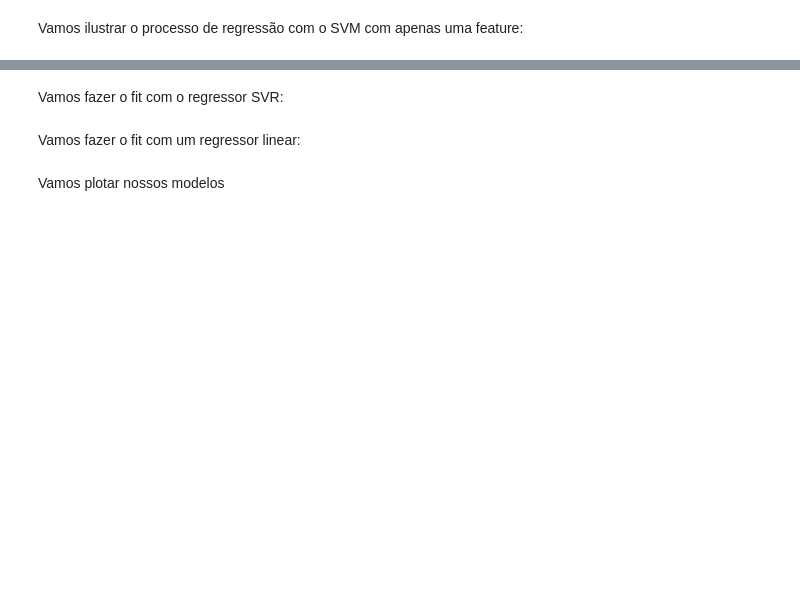
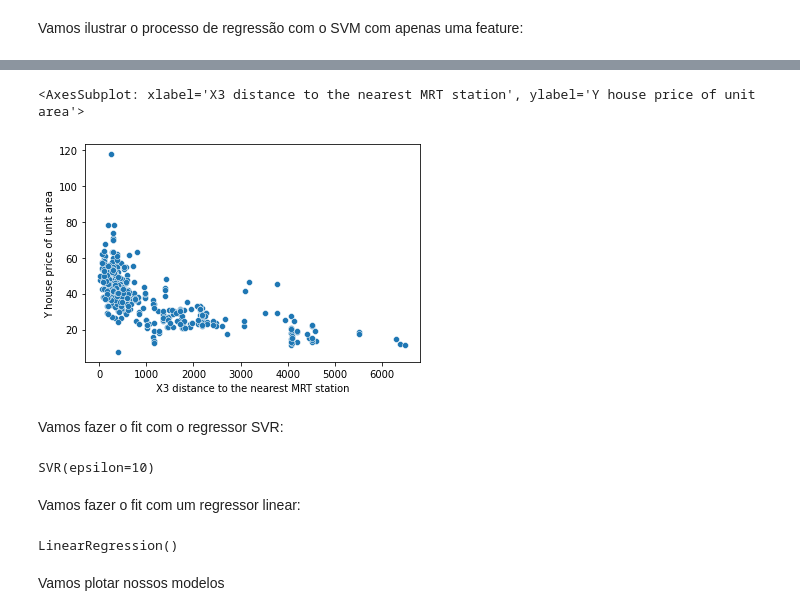
Before and after one commit to carolinarutililima/ADA_Santander, a Jupyter notebook: Machine Learning II/aula_2.ipynb, the cells around one changed output, grey strips where cells are left out. Saved outputs shown, nothing was run; the diff lists cells and outputs as text; code cells hidden in the pictures; blank space fills up the shorter version.

```diff
--- a/Machine Learning II/aula_2.ipynb
+++ b/Machine Learning II/aula_2.ipynb
@@ -924,0 +959,7 @@ Vamos ilustrar o processo de regressão com o SVM com apenas uma feature:
+# %%
+sns.scatterplot(data = df,
+                x = 'X3 distance to the nearest MRT station',
+                y = 'Y house price of unit area')
+# %% [output]
+<AxesSubplot: xlabel='X3 distance to the nearest MRT station', ylabel='Y house price of unit area'>
+[figure, added]
@@ -925,6 +999,27 @@ Vamos ilustrar o processo de regressão com o SVM com apenas uma feature:
 # %% [markdown]
 Vamos fazer o fit com o regressor SVR:
+# %%
+from sklearn.svm import SVR
+
+# Pré-processamento
+X_train, X_test, y_train, y_test, pre_processador = pipe_pre_process_house_prices()
+
+features = ['X3 distance to the nearest MRT station']
+
+svr = SVR(epsilon = 10)
+svr.fit(X_train[features], y_train)
+# %% [output]
+SVR(epsilon=10)
 # %% [markdown]
 Vamos fazer o fit com um regressor linear:
+# %%
+from sklearn.linear_model import LinearRegression
+
+X_train, X_test, y_train, y_test, pre_processador = pipe_pre_process_house_prices()
+
+LR = LinearRegression()
+LR.fit(X_train[features], y_train)
+# %% [output]
+LinearRegression()
 # %% [markdown]
 Vamos plotar nossos modelos
```
Also changed, not shown: parts of 14 cells of this notebook, 2 other files.
